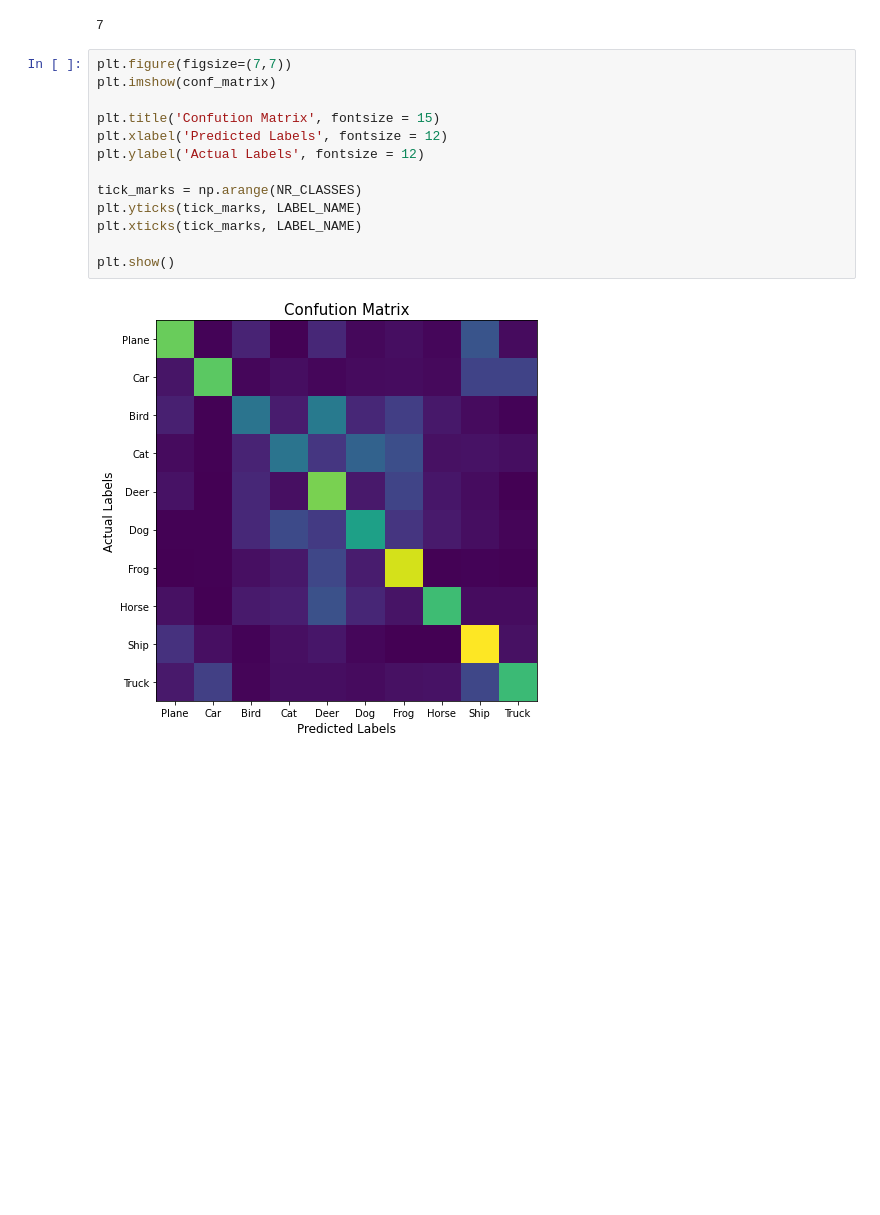
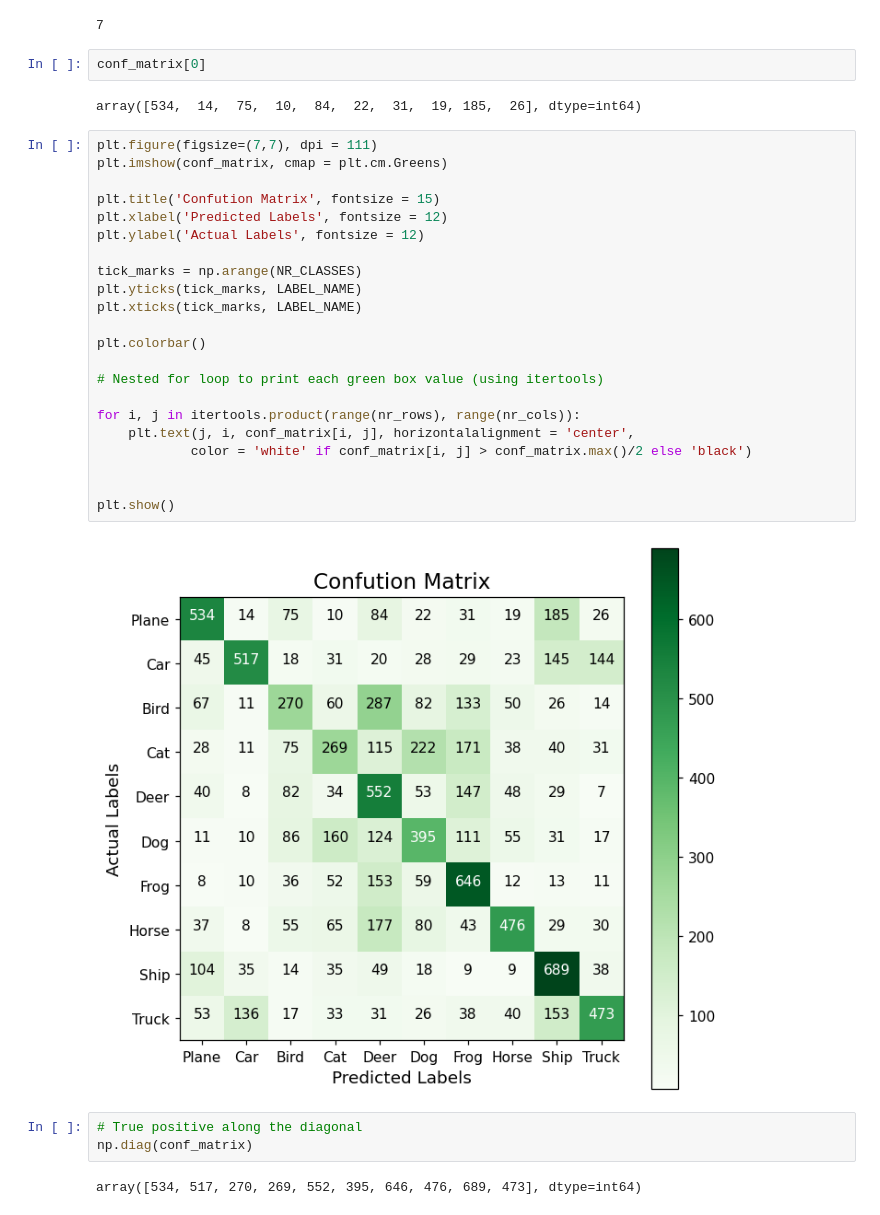
Before and after one commit to Foyezz/Data-Sciece-and-ML-Bootcamp-, a Jupyter notebook: Neural_Nets_Keras_Cifar10_Classification/Neural_Nets_keras_Cifar10_Classification.ipynb, the cells around one changed output. Drawn from its saved outputs; the diff is of its cells as text; blank space fills up the shorter version.

```diff
--- a/Neural_Nets_Keras_Cifar10_Classification/Neural_Nets_keras_Cifar10_Classification.ipynb
+++ b/Neural_Nets_Keras_Cifar10_Classification/Neural_Nets_keras_Cifar10_Classification.ipynb
@@ -469,18 +471,36 @@ conf_matrix.max()
 conf_matrix.min()
 # %% [output]
 7
+# %%
+conf_matrix[0]
+# %% [output]
+array([534,  14,  75,  10,  84,  22,  31,  19, 185,  26], dtype=int64)
 # %%
-plt.figure(figsize=(7,7))
-plt.imshow(conf_matrix)
+plt.figure(figsize=(7,7), dpi = 111)
+plt.imshow(conf_matrix, cmap = plt.cm.Greens)
 
 plt.title('Confution Matrix', fontsize = 15)
 plt.xlabel('Predicted Labels', fontsize = 12)
 plt.ylabel('Actual Labels', fontsize = 12)
 
 tick_marks = np.arange(NR_CLASSES)
 plt.yticks(tick_marks, LABEL_NAME)
 plt.xticks(tick_marks, LABEL_NAME)
 
+plt.colorbar()
+
+# Nested for loop to print each green box value (using itertools)
+
+for i, j in itertools.product(range(nr_rows), range(nr_cols)):
+    plt.text(j, i, conf_matrix[i, j], horizontalalignment = 'center',
+            color = 'white' if conf_matrix[i, j] > conf_matrix.max()/2 else 'black')
+
+
 plt.show()
 # %% [output]
-[figure, old version]
+[figure, new version]
+# %%
+# True positive along the diagonal
+np.diag(conf_matrix)
+# %% [output]
+array([534, 517, 270, 269, 552, 395, 646, 476, 689, 473], dtype=int64)
```
Also changed, not shown: parts of 6 cells of this notebook.
